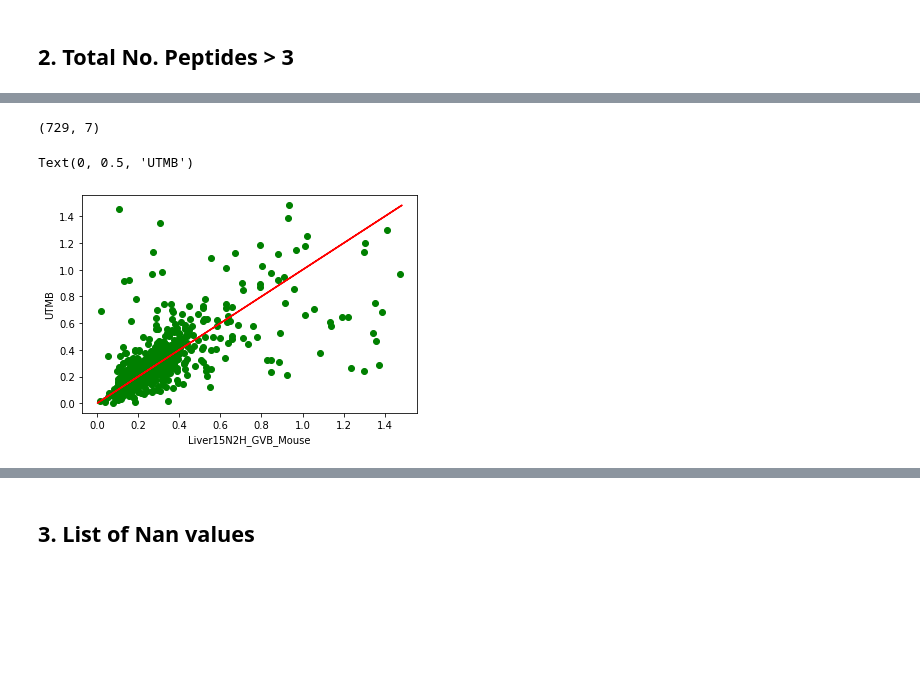
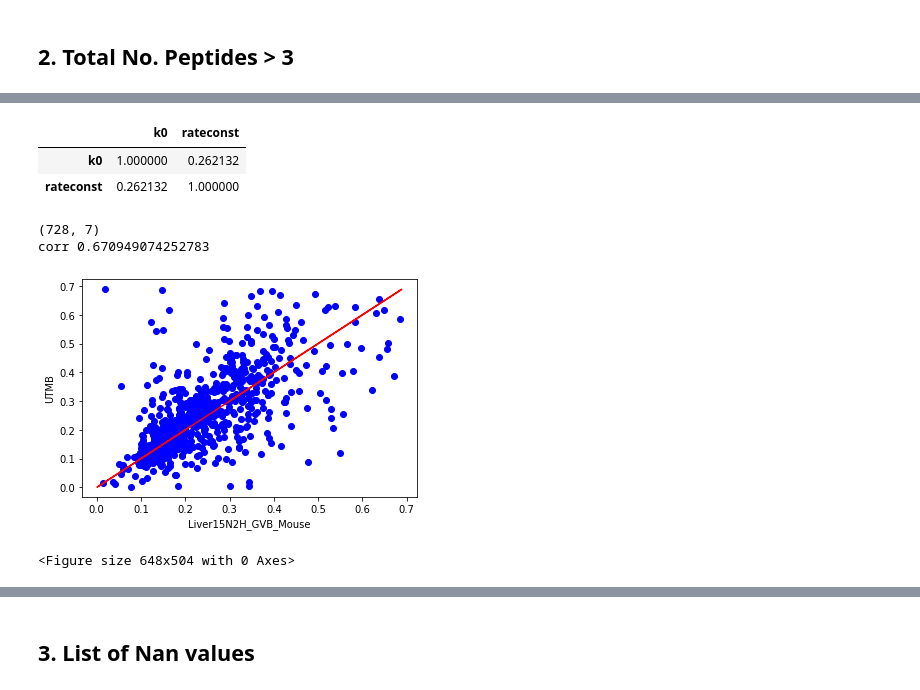
Before and after one commit to henockmamo54/d2omePlusAnalysis, a Jupyter notebook: N15_Vs_d2ome.ipynb, the cells around one changed output, grey strips where cells are left out. Cells and saved outputs as stored; diff of their text form; code cells hidden in the pictures; blank space fills up the shorter version.

```diff
--- a/N15_Vs_d2ome.ipynb
+++ b/N15_Vs_d2ome.ipynb
@@ -87,14 +91,27 @@ Text(0, 0.5, 'UTMB')
+# %%
+corr= temp[['k0','rateconst']].corr()
+corr
+# %% [output]
+|  | k0 | rateconst |
+| k0 | 1.000000 | 0.262132 |
+| rateconst | 0.262132 | 1.000000 |
 # %%
-temp=utmb_Liver15N2H_GVB_Mouse[utmb_Liver15N2H_GVB_Mouse['# Total Peptides']>3]
+temp=utmb_Liver15N2H_GVB_Mouse[utmb_Liver15N2H_GVB_Mouse['# Total Peptides']>=3]
 
-temp= temp[(temp.k0<1.5)&(temp.k0>0) &
-                                (temp.rateconst<1.5)&(temp.rateconst>0)]
+temp= temp[(temp.k0<=0.7)&(temp.k0>0) &
+                                (temp.rateconst<=0.7)&(temp.rateconst>0)]
 print(temp.shape)
-plt.scatter(temp.k0,temp.rateconst,c='g')
+plt.scatter(temp.k0,temp.rateconst,c='b')
 plt.plot(temp.rateconst,temp.rateconst,c='r')
 plt.xlabel("Liver15N2H_GVB_Mouse")
 plt.ylabel("UTMB")
+f = plt.figure()
+f.set_figwidth(9)
+f.set_figheight(7)
+corr= temp[['k0','rateconst']].corr()
+print("corr",corr['k0']['rateconst'])
 # %% [output]
-(729, 7)
+(728, 7)
+corr 0.670949074252783
+[figure, new version]
-Text(0, 0.5, 'UTMB')
+<Figure size 648x504 with 0 Axes>
-[figure, old version]
```
Also changed, not shown: parts of 4 cells of this notebook.
